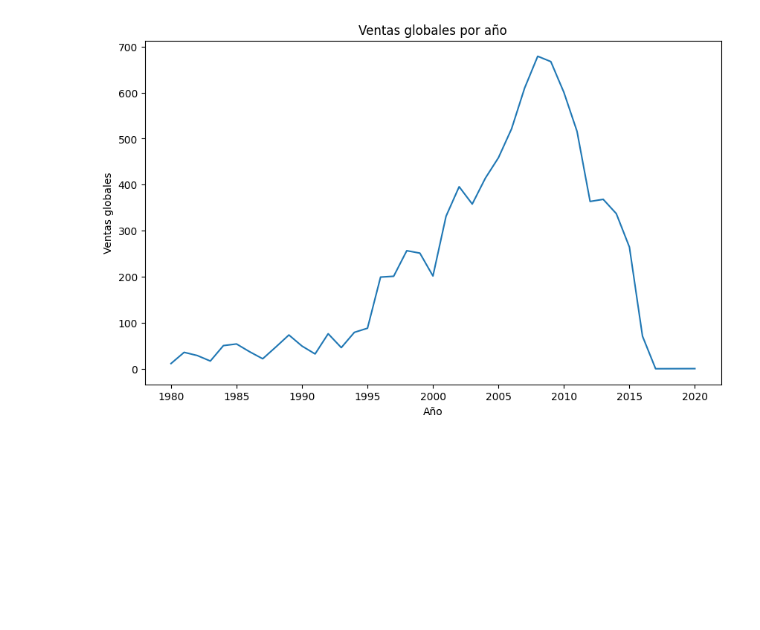
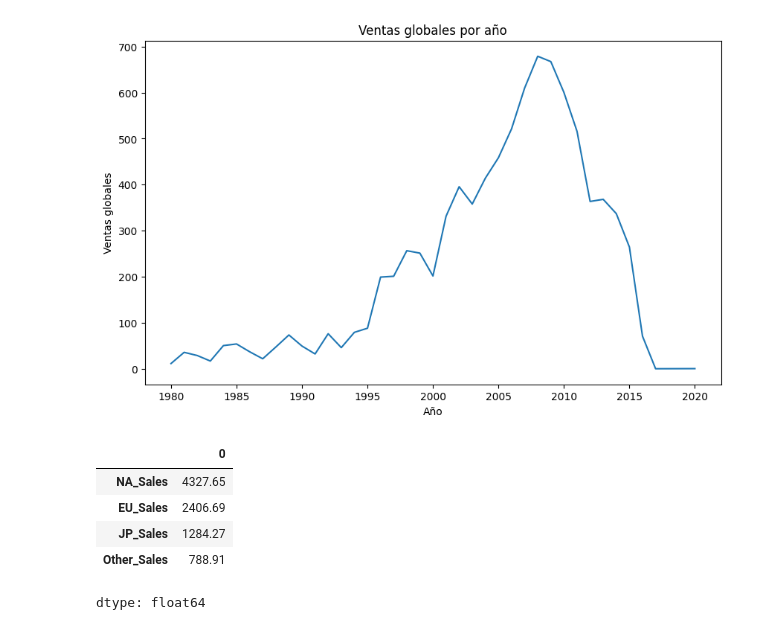
Before and after one commit to lnovoa3-lgtm/Proyecto1, a Jupyter notebook: código_programación.ipynb, the cells around one changed output. Saved outputs shown, nothing was run; the diff lists cells and outputs as text; code cells hidden in the pictures; blank space fills up the shorter version.

```diff
--- a/código_programación.ipynb
+++ b/código_programación.ipynb
@@ -188,3 +188,13 @@ plt.ylabel("Ventas globales")
 plt.show()
 # %% [output]
 [figure]
+# %%
+ventas_regiones= df[["NA_Sales","EU_Sales","JP_Sales","Other_Sales"]].sum()
+ventas_regiones
+# %% [output]
+|  | 0 |
+| NA_Sales | 4327.65 |
+| EU_Sales | 2406.69 |
+| JP_Sales | 1284.27 |
+| Other_Sales | 788.91 |
+dtype: float64
```
